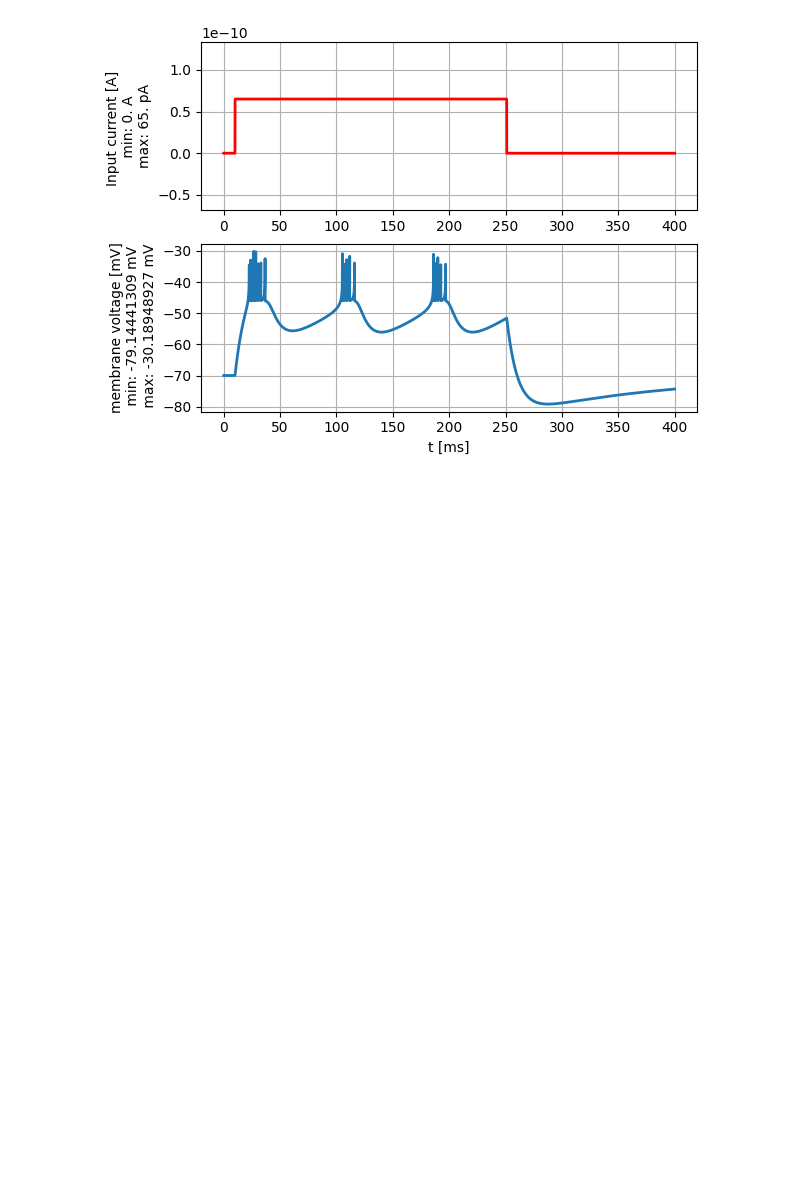
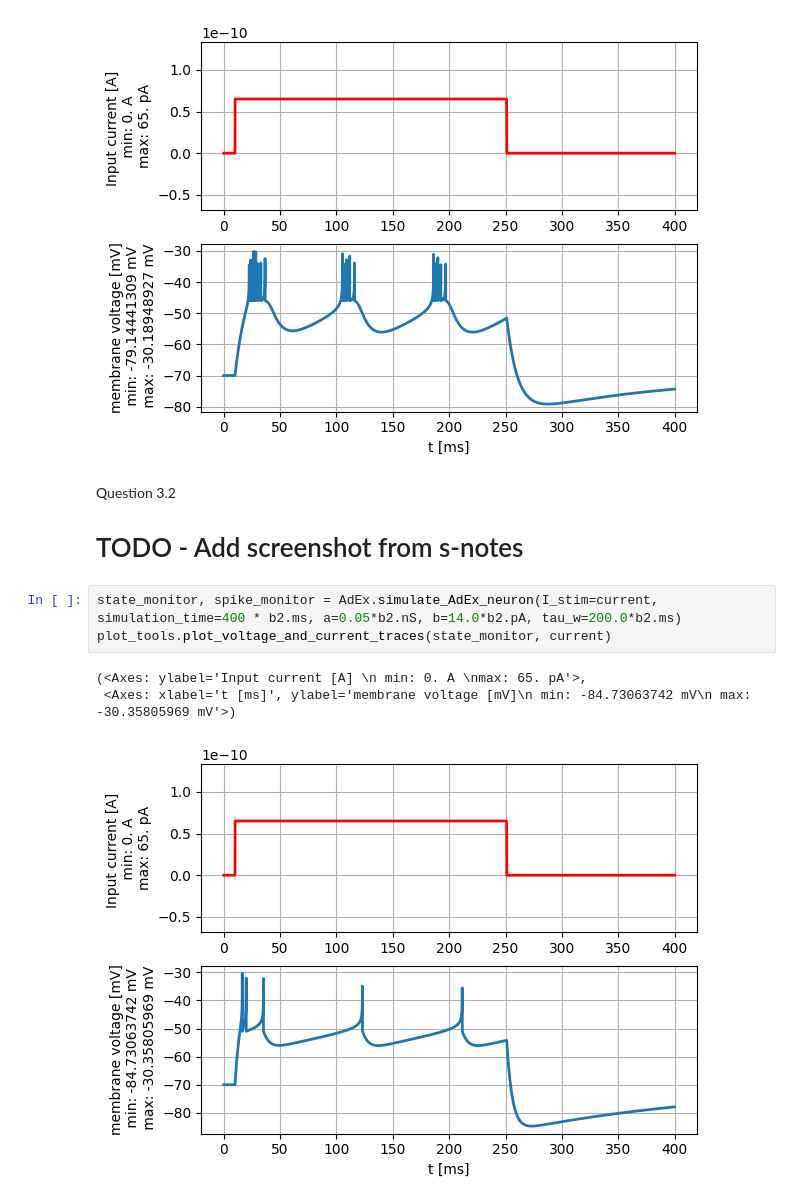
Before and after one commit to Abban-Fahim/neuronal-dynamics, a Jupyter notebook: ex3_ad_exp_IF.ipynb, the cells around one changed output. Cells and saved outputs as stored; diff of their text form; blank space fills up the shorter version.

```diff
--- a/ex3_ad_exp_IF.ipynb
+++ b/ex3_ad_exp_IF.ipynb
@@ -39,3 +39,13 @@ plot_tools.plot_voltage_and_current_traces(state_monitor, current)
 (<Axes: ylabel='Input current [A] \n min: 0. A \nmax: 65. pA'>,
  <Axes: xlabel='t [ms]', ylabel='membrane voltage [mV]\n min: -79.14441309 mV\n max: -30.18948927 mV'>)
 [figure]
+# %% [markdown]
+Question 3.2
+# TODO - Add screenshot from s-notes
+# %%
+state_monitor, spike_monitor = AdEx.simulate_AdEx_neuron(I_stim=current, simulation_time=400 * b2.ms, a=0.05*b2.nS, b=14.0*b2.pA, tau_w=200.0*b2.ms)
+plot_tools.plot_voltage_and_current_traces(state_monitor, current)
+# %% [output]
+(<Axes: ylabel='Input current [A] \n min: 0. A \nmax: 65. pA'>,
+ <Axes: xlabel='t [ms]', ylabel='membrane voltage [mV]\n min: -84.73063742 mV\n max: -30.35805969 mV'>)
+[figure, added]
```
Also changed, not shown: parts of 2 cells of this notebook.
